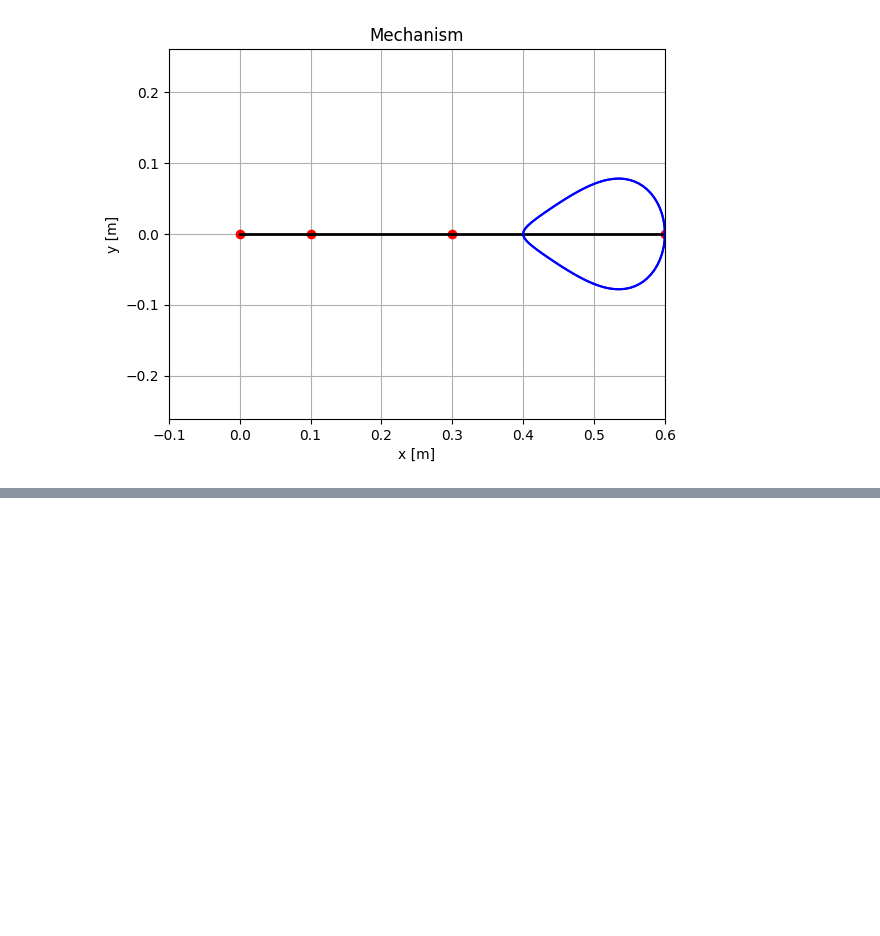
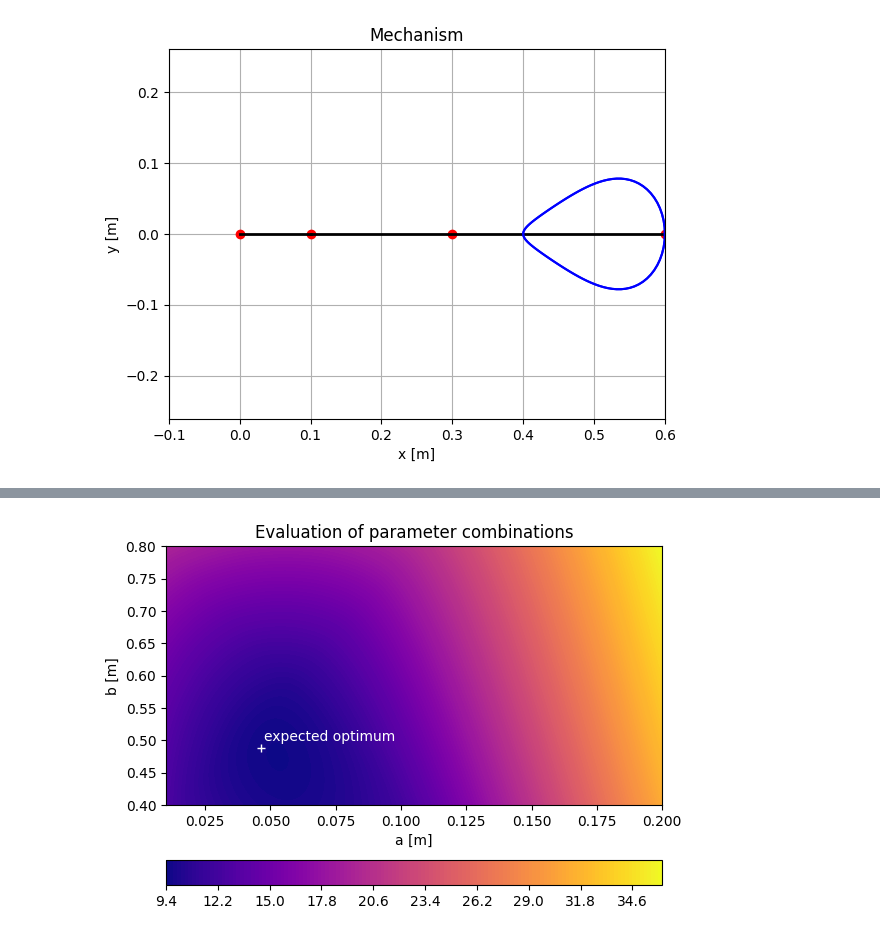
Before and after one commit to Podolino/4KI_notes, a Jupyter notebook: mechanisms/trigonometric_method.ipynb, the cells around one changed output, grey strips where cells are left out. Cells and saved outputs as stored; diff of their text form; code cells hidden in the pictures; blank space fills up the shorter version.

Commit message:
added optimization to trigonometric method (#4)
Co-authored-by: Podolinsky <podolinsky@benderrobotics.com>

```diff
--- a/mechanisms/trigonometric_method.ipynb
+++ b/mechanisms/trigonometric_method.ipynb
@@ -37,17 +37,17 @@ a = 0.1 # [m]
 b = 0.5 # [m]
 c = 0.3 # [m]
 
-angle_fi_0_s = 0 # [rad]
-angle_fi_0_e = 2*math.pi # [rad], pi is defined in the library math as constant
-angle_fi_0_num_division = 100 # number of sections between the angle_fi_0 and the angle_fi_1
+angle_fi_1_s = 0 # [rad]
+angle_fi_1_e = 2*math.pi # [rad], pi is defined in the library math as constant
+angle_fi_1_num_division = 100 # number of sections between the angle_fi_0 and the angle_fi_1
 
 # using function from the imported library numpy
 # each function has specified parameters
-angles_fi_0 = numpy.linspace(angle_fi_0_s, angle_fi_0_e, angle_fi_0_num_division) # get list of angles between the angle_fi_0 and the angle_fi_1
+angles_fi_1 = numpy.linspace(angle_fi_1_s, angle_fi_1_e, angle_fi_1_num_division) # get list of angles between the angle_fi_0 and the angle_fi_1
 
 # basic printing function - print()
 # parameter can be a functional string - f''
-print(f'List of angles: {angles_fi_0} rad')
+print(f'List of angles: {angles_fi_1} rad')
 # %% [output]
 List of angles: [0.         0.06346652 0.12693304 0.19039955 0.25386607 0.31733259
  0.38079911 0.44426563 0.50773215 0.57119866 0.63466518 0.6981317
@@ -75,7 +75,7 @@ List of angles: [0.         0.06346652 0.12693304 0.19039955 0.25386607 0.317332
 x_B = []
 y_B = []
 
-for phi_1 in angles_fi_0:
+for phi_1 in angles_fi_1:
     # calculate defined values
     dis_AS2 = math.sqrt((a*math.cos(phi_1)-c)**2 + (a * math.sin(phi_1))**2)
     dis_BS2 = b - dis_AS2
@@ -229,0 +310,69 @@ MovieWriter ffmpeg unavailable; using Pillow instead.
+# %%
+def plot_contourf(x, y, z, x_name, y_name, title, x_p, y_p, p_annotation):
+    """
+    Funtion plots the data [x, y] into 2D graph.
+
+    param x: x data
+    type  x: int
+    param y: y data
+    type  y: int
+    param x_name: name of the x axis
+    param x_name: str
+    param y_name: name of the y axis
+    param y_name: str
+    param title: title of the graph
+    param title: str
+    param x_p: x data of the point
+    type  x_p: int
+    param y_p: y data of the point
+    type  y_p: int
+    param p_annotation: name of the point
+    param p_annotation: str
+    """
+    plt.figure(dpi=100)
+
+    ax = plt.axes()
+    ax.set_xlabel(x_name)
+    ax.set_ylabel(y_name)
+    ax.set_title(title)
+
+    im = ax.contourf(x, y, z, 150, cmap='plasma')
+    ax.plot(x_p, y_p, '+w')
+    ax.annotate(text=p_annotation, xy=[x_p, y_p], xytext=[x_p * 1.02, y_p * 1.02], color='white')
+
+    plt.colorbar(im, orientation='horizontal', ticklocation='left')
+
+def plot_surface(x, y, z, x_name, y_name, z_name, title):
+    """
+    Funtion plots the data [x, y] into 2D graph.
+
+    param x: x data
+    type  x: int
+    param y: y data
+    type  y: int
+    param z: z data
+    type  z: int
+    param x_name: name of the x axis
+    param x_name: str
+    param y_name: name of the y axis
+    param y_name: str
+    param z_name: name of the y axis
+    param z_name: str
+    param title: title of the graph
+    param title: str
+    """
+    plt.figure(dpi=100)
+    ax = plt.axes(projection='3d')
+    ax.set_xlabel(x_name)
+    ax.set_ylabel(y_name)
+    ax.set_zlabel(z_name)
+    ax.set_title(title)
+    ax.plot_surface(x, y, z, cmap='plasma')
+
+# plot the result of the optimization
+print(f"The best combination is: a: {a_best:0.3f} m, b: {b_best:0.3f} m ... eval = {eval_best:0.3f}!")
+
+mat_a, mat_b = numpy.meshgrid(list_a, list_b)
+plot_contourf(mat_a, mat_b, evaluations, 'a [m]', 'b [m]', 'Evaluation of parameter combinations', a_best, b_best, 'expected optimum')
+plot_surface(mat_a, mat_b, evaluations, 'a [m]', 'b [m]', 'eval', 'Evaluation of parameter combinations')
+# %% [output]
@@ -229,0 +380 @@ MovieWriter ffmpeg unavailable; using Pillow instead.
+[figure, added]
```
Also changed, not shown: parts of 5 cells of this notebook, 2 other files.
